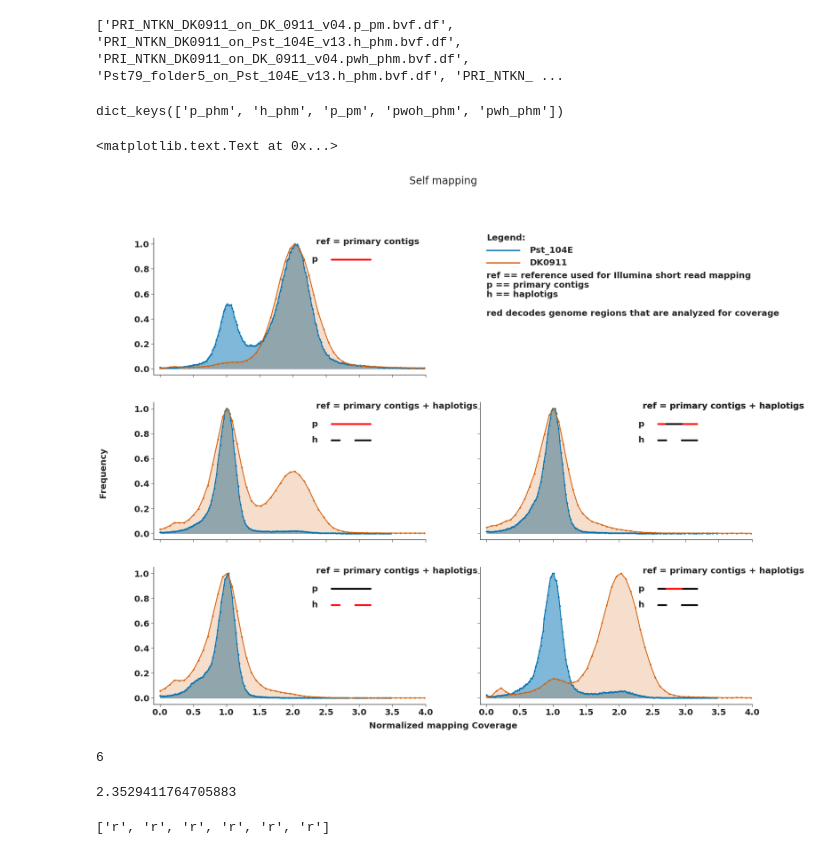
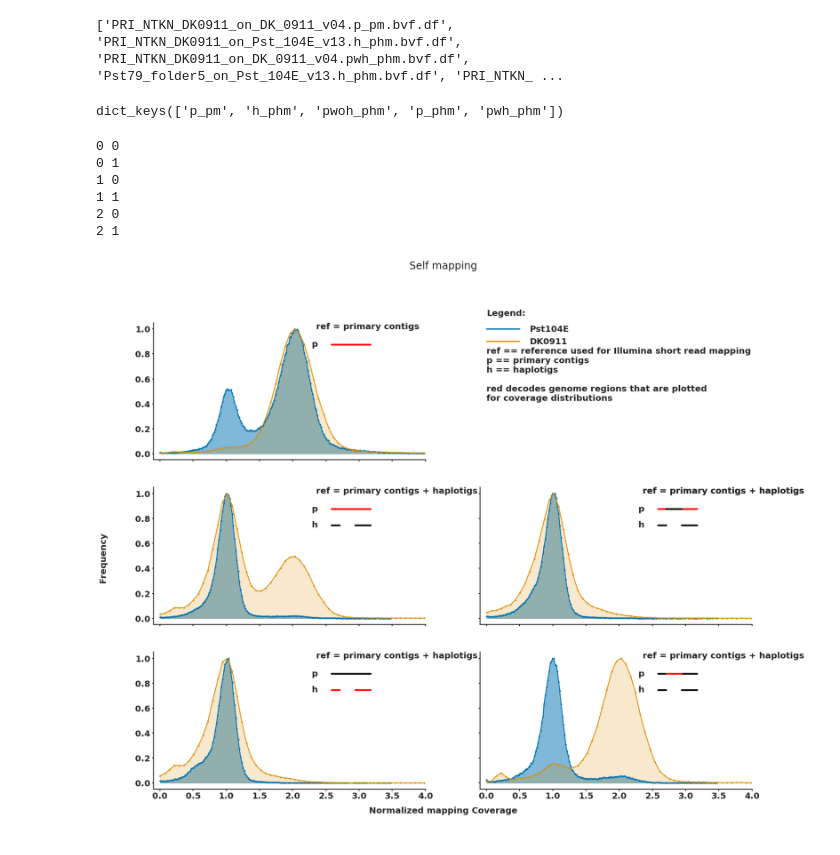
Before and after one commit to Team-Schwessinger/DK_0911-1, a Jupyter notebook: scripts/DK0911_Pst_104E_SRM_comp.ipynb, the cells around one changed output. Drawn from its saved outputs; the diff is of its cells as text; code cells hidden in the pictures.

Commit message:
Fixed up the plotting with linewidth and added some description as well. Also redefined the input path as this moved around a bit.

```diff
--- a/scripts/DK0911_Pst_104E_SRM_comp.ipynb
+++ b/scripts/DK0911_Pst_104E_SRM_comp.ipynb
@@ -44,9 +47,12 @@ import importlib
 importlib.reload(het_cov)
 from het_cov import *
 # %%
-COMB_OUT = '/home/benjamin/genome_assembly/Warrior/DK0911_v04/comp_COV'
+COMB_OUT = '/home/benjamin/genome_assembly/Warrior/DK0911_v04/comp_COV/old'
 max_norm_cov =4
 mapping_project = 'Self mapping'
+# %%
+##OUTPATH for figures
+OUTPATH='/home/benjamin/genome_assembly/Warrior/DK0911_v04/figures'
 # %% [markdown]
 ### Program starts here ###
 # %%
@@ -66,7 +72,7 @@ for file in os.listdir(COMB_OUT):
 # %%
 DK0911_dict.keys()
 # %% [output]
-dict_keys(['p_phm', 'h_phm', 'p_pm', 'pwoh_phm', 'pwh_phm'])
+dict_keys(['p_pm', 'h_phm', 'pwoh_phm', 'p_phm', 'pwh_phm'])
 # %%
 legend_text = '''
 Legend:\n\n\n
@@ -95,56 +101,59 @@ fig, ax1 = plt.subplots(3, 2, figsize=(25,20), sharex='all', sharey='all')
 #set style
 sns.set_style("ticks")
 sns.despine()
-pallete = sns.color_palette('colorblind')
+pallete = [sns.color_palette('colorblind')[x] for x in [0,1]]
 #sns.set(style="white", palette="muted", color_codes=True)
 
 fill_plot_axis(list(Pst_104E_dict['p_pm'].mids), list(Pst_104E_dict['p_pm'].norm_freq), color=pallete[0], ax=ax1[0,0])
-fill_plot_axis(list(DK0911_dict['p_pm'].mids), list(DK0911_dict['p_pm'].norm_freq), color=pallete[2], ax=ax1[0,0], alpha=0.2)
+fill_plot_axis(list(DK0911_dict['p_pm'].mids), list(DK0911_dict['p_pm'].norm_freq), color=pallete[1], ax=ax1[0,0], alpha=0.2)
 
 fill_plot_axis(list(Pst_104E_dict['p_phm'].mids), list(Pst_104E_dict['p_phm'].norm_freq), color=pallete[0], ax=ax1[1,0])
-fill_plot_axis(list(DK0911_dict['p_phm'].mids), list(DK0911_dict['p_phm'].norm_freq), color=pallete[2], ax=ax1[1,0], alpha=0.2)
+fill_plot_axis(list(DK0911_dict['p_phm'].mids), list(DK0911_dict['p_phm'].norm_freq), color=pallete[1], ax=ax1[1,0], alpha=0.2)
 
 fill_plot_axis(list(Pst_104E_dict['h_phm'].mids), list(Pst_104E_dict['h_phm'].norm_freq), color=pallete[0], ax=ax1[2,0])
-fill_plot_axis(list(DK0911_dict['h_phm'].mids), list(DK0911_dict['h_phm'].norm_freq), color=pallete[2], ax=ax1[2,0], alpha=0.2)
+fill_plot_axis(list(DK0911_dict['h_phm'].mids), list(DK0911_dict['h_phm'].norm_freq), color=pallete[1], ax=ax1[2,0], alpha=0.2)
 
 
 fill_plot_axis(list(Pst_104E_dict['pwh_phm'].mids), list(Pst_104E_dict['pwh_phm'].norm_freq), color=pallete[0], ax=ax1[1,1])
-fill_plot_axis(list(DK0911_dict['pwh_phm'].mids), list(DK0911_dict['pwh_phm'].norm_freq), color=pallete[2], ax=ax1[1,1], alpha=0.2)
+fill_plot_axis(list(DK0911_dict['pwh_phm'].mids), list(DK0911_dict['pwh_phm'].norm_freq), color=pallete[1], ax=ax1[1,1], alpha=0.2)
 
 fill_plot_axis(list(Pst_104E_dict['pwoh_phm'].mids), list(Pst_104E_dict['pwoh_phm'].norm_freq), color=pallete[0], ax=ax1[2,1])
-fill_plot_axis(list(DK0911_dict['pwoh_phm'].mids), list(DK0911_dict['pwoh_phm'].norm_freq), color=pallete[2], ax=ax1[2,1], alpha=0.2)
+fill_plot_axis(list(DK0911_dict['pwoh_phm'].mids), list(DK0911_dict['pwoh_phm'].norm_freq), color=pallete[1], ax=ax1[2,1], alpha=0.2)
 
 
 
 y_upper_lim = ax1[0,0].get_ylim()[1]
 xstart_text = max_norm_cov/1.7
 plot_mapping_annotation_wtext(fig, ax1, pallete=['r']*5, y_upper_lim = y_upper_lim, xstart_text=xstart_text, legend_text= legend_text)
 
 ax1[0,0].set_xlim([-0.1,4])
 
-out_fn = os.path.join(COMB_OUT, '%s_SRM_coverage.png' % mapping_project)
+out_fn = os.path.join(OUTPATH, 'F2_%s_SRM_coverage.tiff' % mapping_project)
 
 plt.suptitle(mapping_project)
 
-ax1[0,1].plot([0,0.5], [0.95, 0.95], lw =3, color = pallete[0])
-ax1[0,1].text(0.65, 0.93, 'Pst_104E')
+ax1[0,1].plot([0,0.5], [1, 1], lw =3, color = pallete[0])
+ax1[0,1].text(0.65, 0.98, 'Pst104E')
 
-ax1[0,1].plot([0,0.5], [0.85, 0.85], lw =3, color = pallete[2])
-ax1[0,1].text(0.65, 0.83, 'DK0911')
+ax1[0,1].plot([0,0.5], [0.90, 0.90], lw =3, color = pallete[1])
+ax1[0,1].text(0.65, 0.88, 'DK0911')
 
-#fig.savefig(out_fn, dpi=600)
+
+for x in range(0,3):
+    for y in range(0,2):
+        print(x,y)
+        for axis in ['bottom','left']:
+            ax1[x,y].spines[axis].set_linewidth(2)
+        for axis in ['top','right']:
+            ax1[x,y].spines[axis].set_linewidth(0)
+        ax1[x,y].tick_params(width=2)
+
+fig.savefig(out_fn, dpi=600,bbox_inches='tight')
 # %% [output]
-<matplotlib.text.Text at 0x...>
+0 0
+0 1
+1 0
+1 1
+2 0
+2 1
-[figure, old version]
+[figure, new version]
-# %%
-len(pallete)
-# %% [output]
-6
-# %%
-xstart_text
-# %% [output]
-2.3529411764705883
-# %%
-['r'] *6
-# %% [output]
-['r', 'r', 'r', 'r', 'r', 'r']
```
Also changed, not shown: parts of 3 cells of this notebook.
